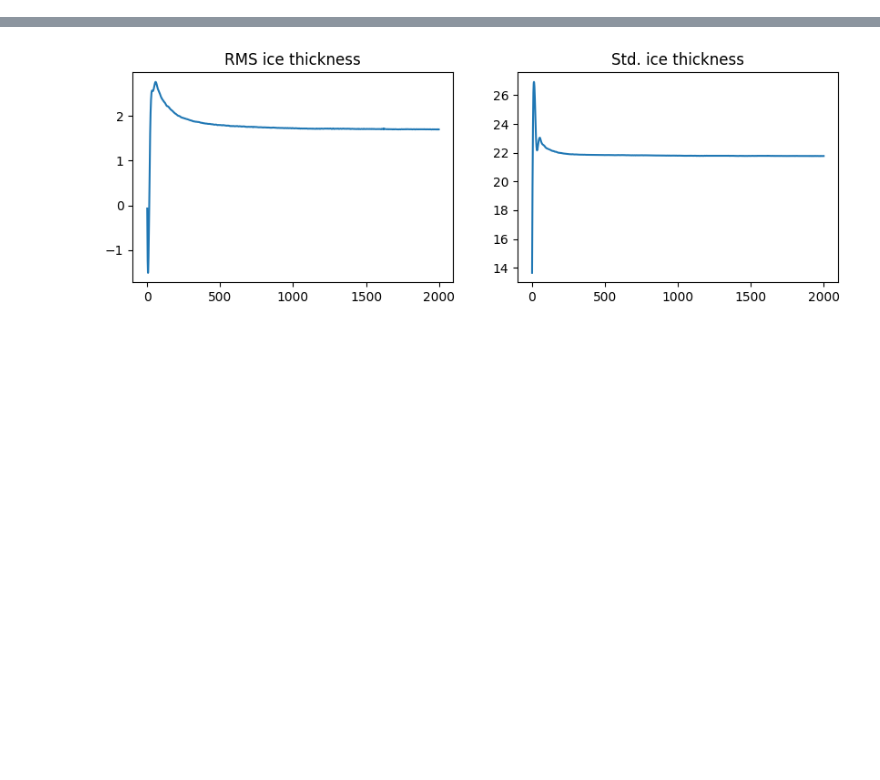
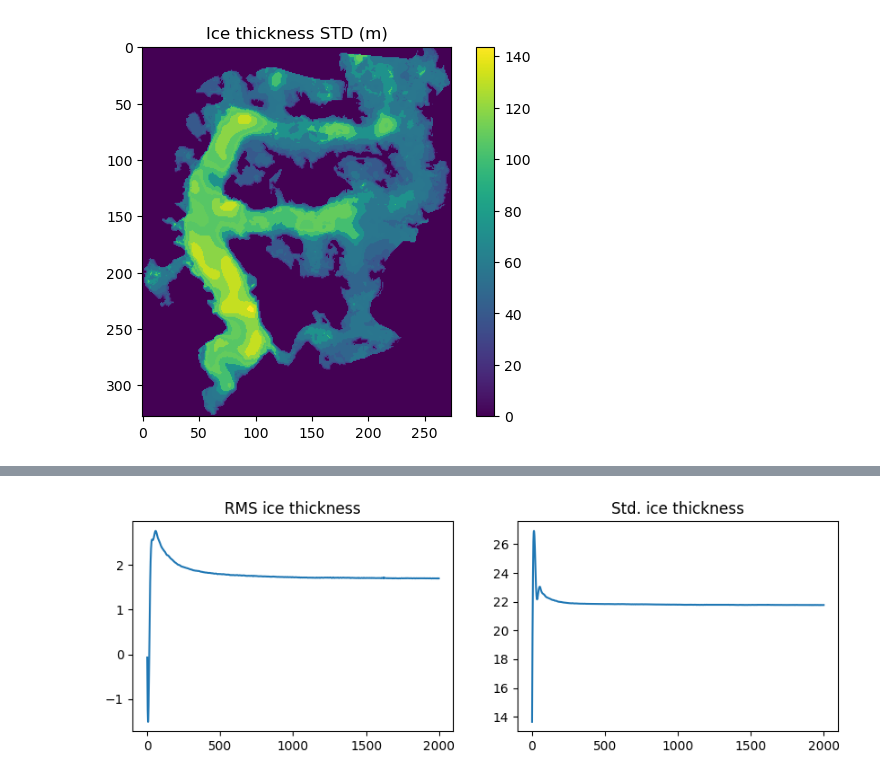
Before and after one commit to ethan-pierce/igm-alpine, a Jupyter notebook: mendenhall/basal-sliding/outputs/fast_learner/explore-output.ipynb, the cells around one changed output, grey strips where cells are left out. Saved outputs shown, nothing was run; the diff lists cells and outputs as text; code cells hidden in the pictures; blank space fills up the shorter version.

```diff
--- a/mendenhall/basal-sliding/outputs/fast_learner/explore-output.ipynb
+++ b/mendenhall/basal-sliding/outputs/fast_learner/explore-output.ipynb
@@ -2,3 +2,15 @@
 import numpy as np
 import matplotlib.pyplot as plt
 from netCDF4 import Dataset
+# %%
+optimize = Dataset('./optimize.nc')
+geology = Dataset('./geology-optimized.nc')
+ex = Dataset('./ex.nc')
+obs = Dataset('../../inputs/observation.nc')
+# %%
+im = plt.imshow(obs['thkobs_std'])
+plt.title('Ice thickness STD (m)')
+plt.colorbar(im)
+plt.show()
+# %% [output]
+[figure, added]
```
Also changed, not shown: parts of 2 cells of this notebook, 3 other files.
